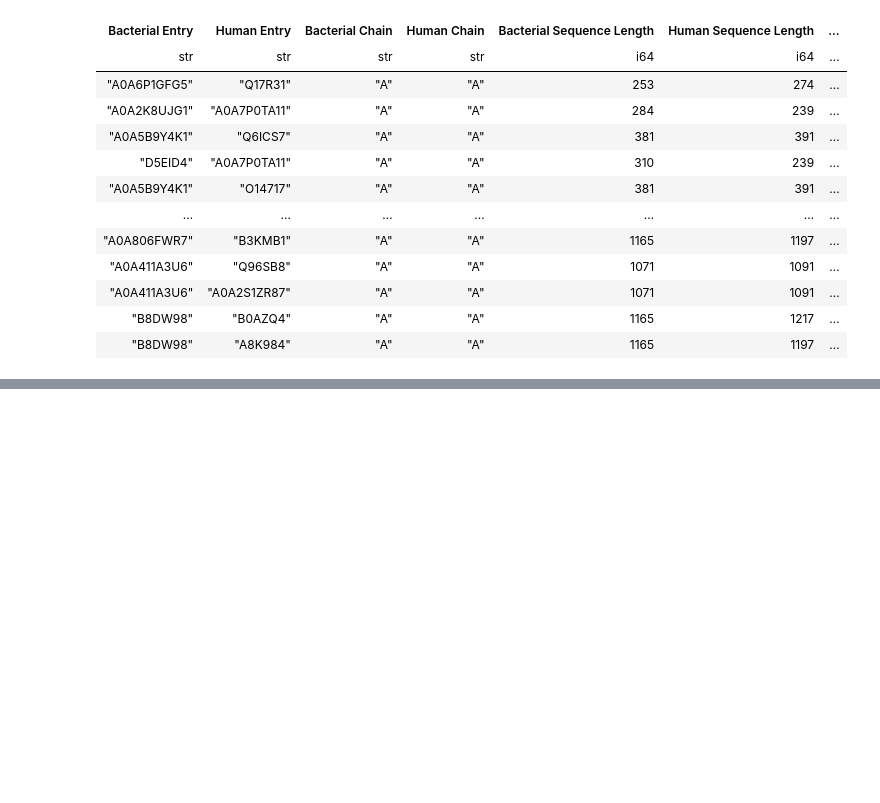
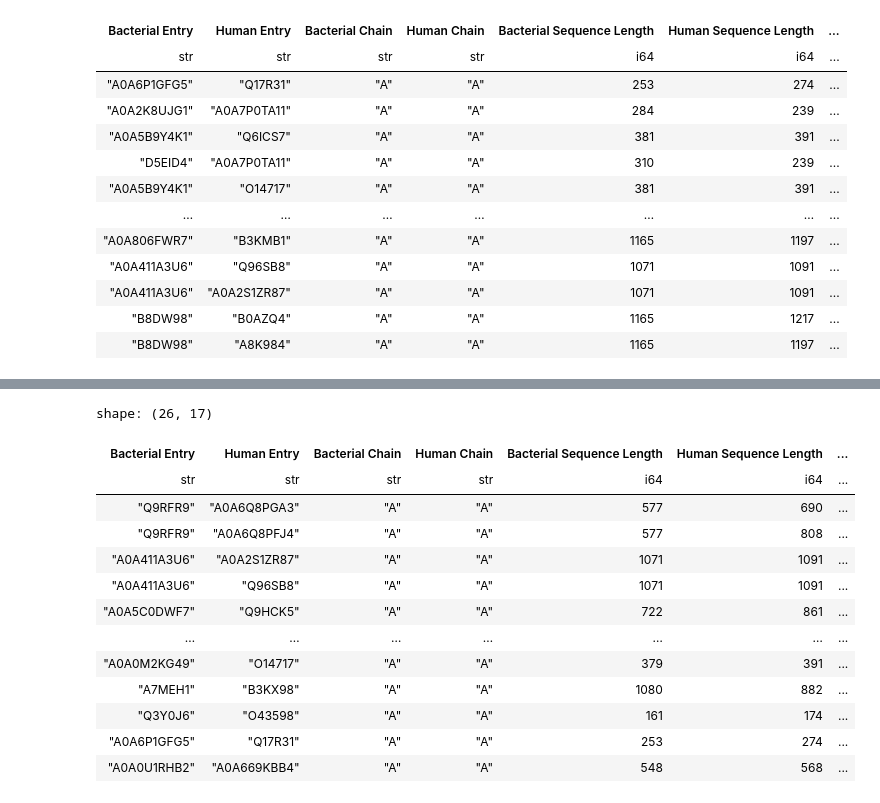
Before and after one commit to juliandeanmoran/BISSH, a Jupyter notebook: vis/plot_pymol_alignment_performance.ipynb, the cells around one changed output, grey strips where cells are left out. Cells and saved outputs as stored; diff of their text form; code cells hidden in the pictures; blank space fills up the shorter version.

```diff
--- a/vis/plot_pymol_alignment_performance.ipynb
+++ b/vis/plot_pymol_alignment_performance.ipynb
@@ -230,3 +231,31 @@ INFO:__main__:PyMOL_RMSD min: 0.6381
+# %%
+# ============================================================
+#                  Wrangle and join alignment metrics
+# ============================================================
+
+df_al_metrics = df_tm_al.join(
+    df_pm_al,
+    left_on=[args["col_tm_query_id"], args["col_tm_target_id"]],
+    right_on=[args["col_pm_query_id"], args["col_pm_target_id"]],
+    how="inner"
+)
+
+df_al_metrics
+# %% [output]
+shape: (26, 17)
+| Bacterial Entry | Human Entry | Bacterial Chain | Human Chain | Bacterial Sequence Length | Human Sequence Length | ... |
+| str | str | str | str | i64 | i64 | ... |
+| "Q9RFR9" | "A0A6Q8PGA3" | "A" | "A" | 577 | 690 | ... |
+| "Q9RFR9" | "A0A6Q8PFJ4" | "A" | "A" | 577 | 808 | ... |
+| "A0A411A3U6" | "A0A2S1ZR87" | "A" | "A" | 1071 | 1091 | ... |
+| "A0A411A3U6" | "Q96SB8" | "A" | "A" | 1071 | 1091 | ... |
+| "A0A5C0DWF7" | "Q9HCK5" | "A" | "A" | 722 | 861 | ... |
+| … | … | … | … | … | … | ... |
+| "A0A0M2KG49" | "O14717" | "A" | "A" | 379 | 391 | ... |
+| "A7MEH1" | "B3KX98" | "A" | "A" | 1080 | 882 | ... |
+| "Q3Y0J6" | "O43598" | "A" | "A" | 161 | 174 | ... |
+| "A0A6P1GFG5" | "Q17R31" | "A" | "A" | 253 | 274 | ... |
+| "A0A0U1RHB2" | "A0A669KBB4" | "A" | "A" | 548 | 568 | ... |
 # %%
 # ============================================================
 #            Plot PyMOL align v. RCSB PDB TM-align
```
Also changed, not shown: parts of 5 cells of this notebook, 4 other files.
